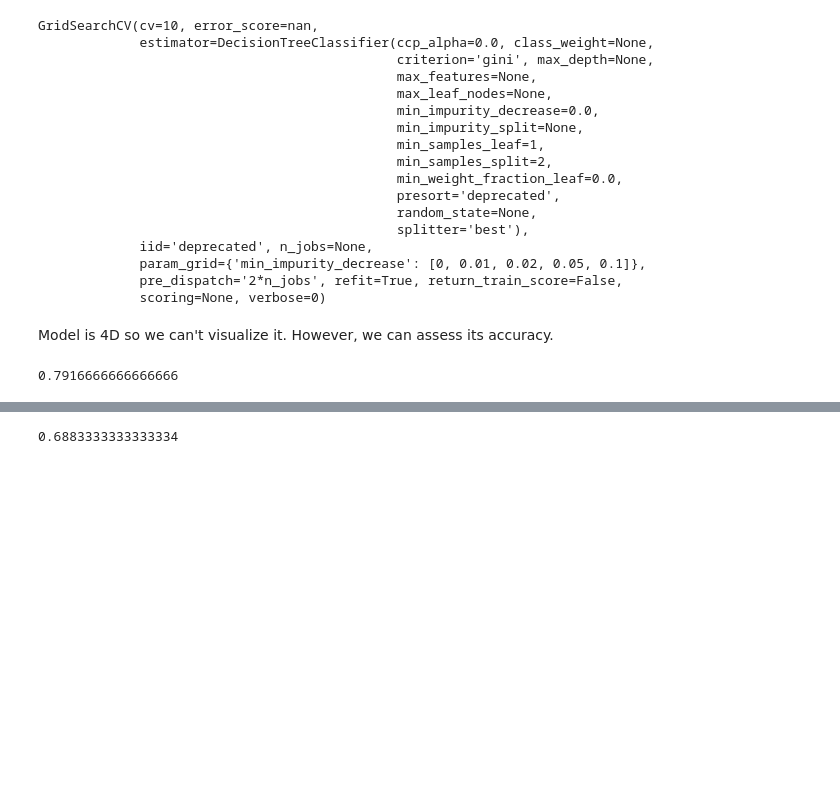
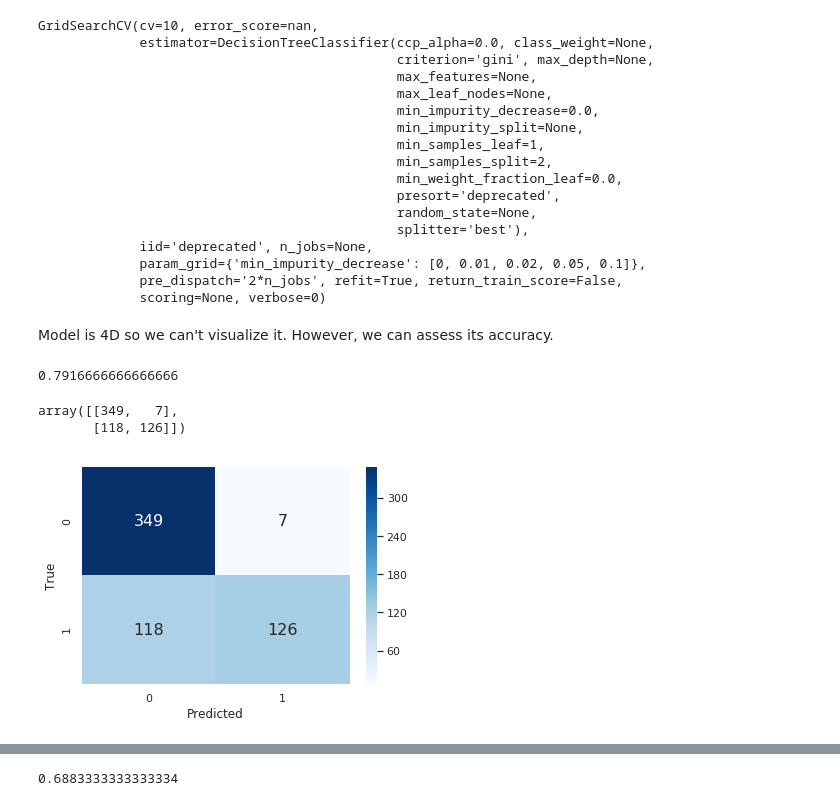
Before and after one commit to joshHug/youdao_ai, a Jupyter notebook: lec8/lec8-model-evaluation.ipynb, the cells around one changed output, grey strips where cells are left out. Cells and saved outputs as stored; diff of their text form; code cells hidden in the pictures; blank space fills up the shorter version.

```diff
--- a/lec8/lec8-model-evaluation.ipynb
+++ b/lec8/lec8-model-evaluation.ipynb
@@ -48,8 +48,9 @@ GridSearchCV(cv=10, error_score=nan,
 # %% [markdown]
 Model is 4D so we can't visualize it. However, we can assess its accuracy.
 # %%
-from sklearn.metrics import accuracy_score
-accuracy_score(df_train["survived"],
-               cv_model_finder.best_estimator_.predict(df_train[["age", "fare", "pclass", "sex"]]))
+random_forest_predictions = cv_model_finder.best_estimator_.predict(df_train[["age", "fare", "pclass", "sex"]])
-# %% [output]
-0.7916666666666666
+# %%
+from sklearn.metrics import accuracy_score
+accuracy_score(df_train["survived"], random_forest_predictions)
+# %% [output]
+0.7916666666666666
@@ -55,0 +59,13 @@ accuracy_score(df_train["survived"],
+# %%
+cm_rf = confusion_matrix(df_train["survived"], random_forest_predictions)
+# %%
+cm_rf
+# %% [output]
+array([[349,   7],
+       [118, 126]])
+# %%
+sns.heatmap(cm_rf, annot=True, fmt = "d", cmap = "Blues", annot_kws={"size": 16})
+plt.ylabel('True')
+plt.xlabel('Predicted');
+# %% [output]
+[figure, added]
```
Also changed, not shown: parts of 21 cells of this notebook.
